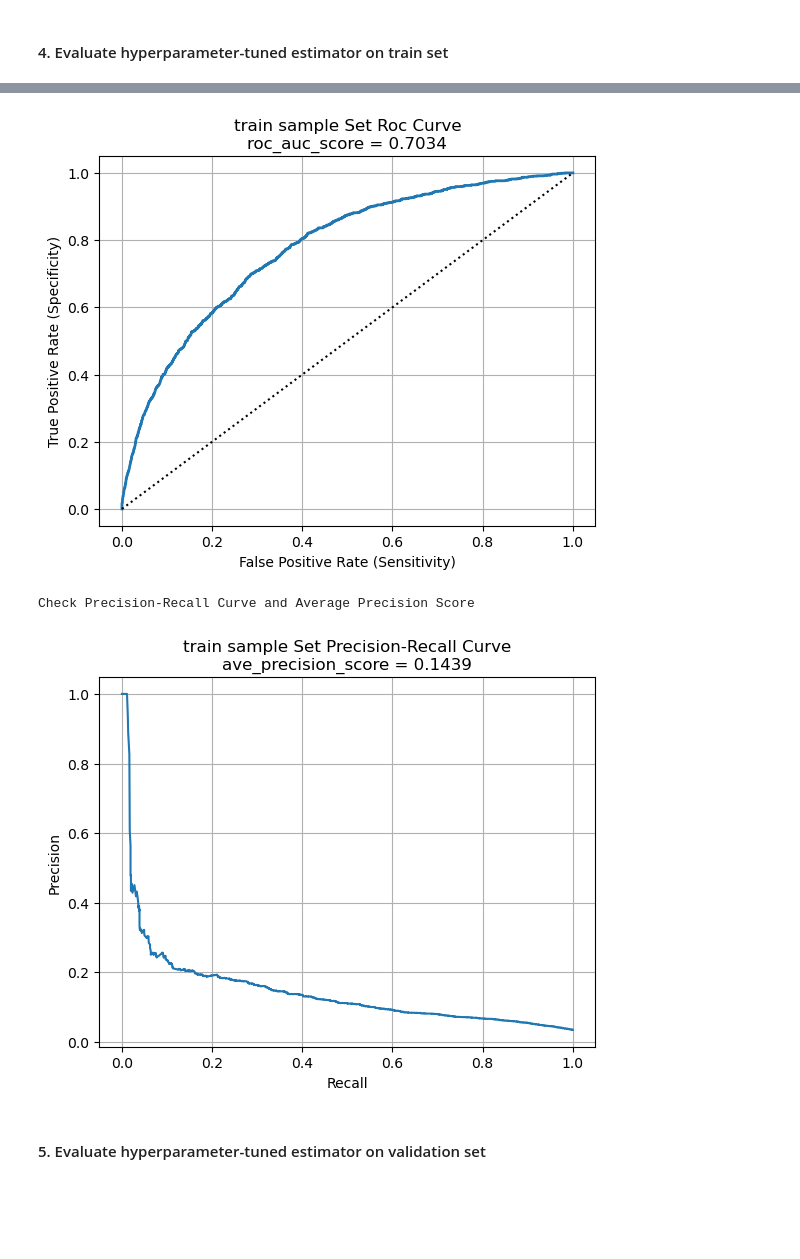
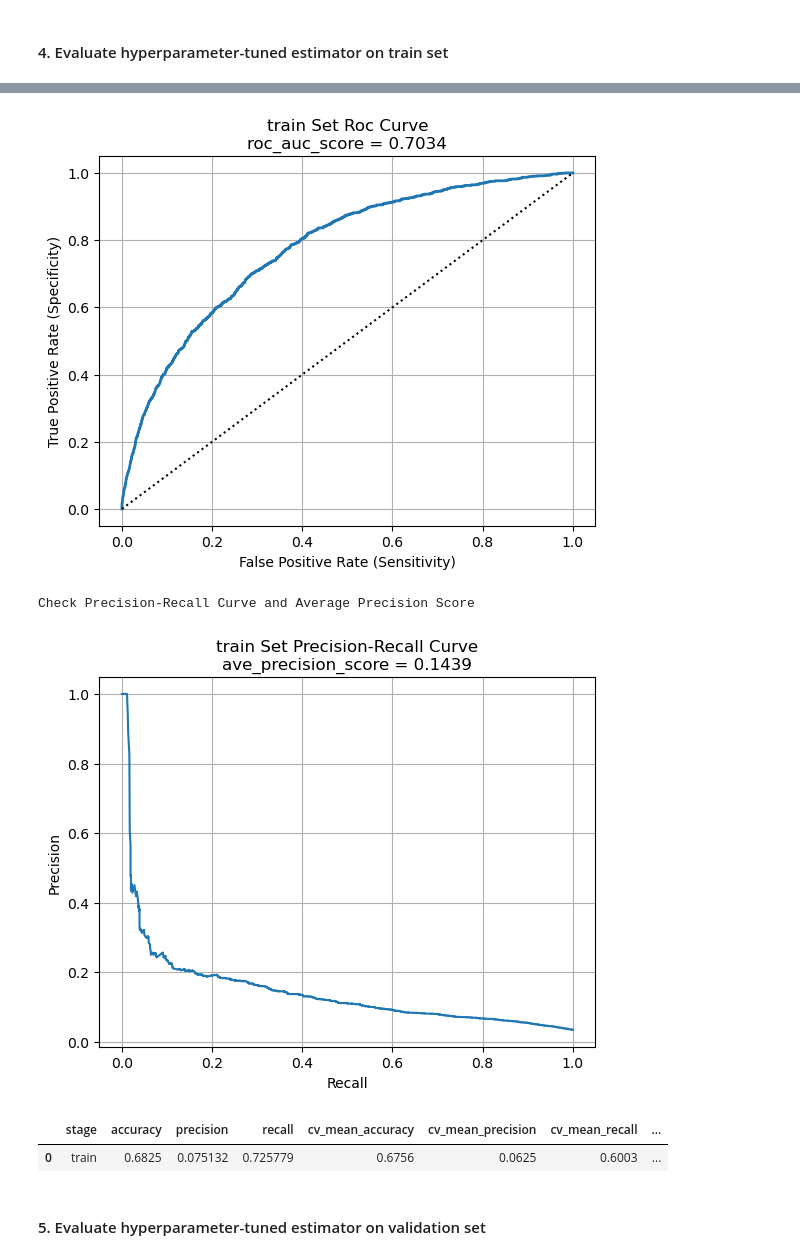
Before and after one commit to LiyangSong/Advertisement-CTR-Prediction, a Jupyter notebook: jupyter/model_ft_sgd.ipynb, the cells around one changed output, grey strips where cells are left out. Saved outputs shown, nothing was run; the diff lists cells and outputs as text; code cells hidden in the pictures; blank space fills up the shorter version.

```diff
--- a/jupyter/model_ft_sgd.ipynb
+++ b/jupyter/model_ft_sgd.ipynb
@@ -25,16 +25,21 @@ TARGET_TYPE = "binary"
 
 ESTIMATOR_NAME = "SGDClassifier"
 
-SAMPLE_SIZE = 0.05
+SAMPLE_SIZE = 0.05 # set a small number for development, set 1.0 for formal train
 SAMPLE_RANDOM_STATE = 24
 TARGET_ENCODING_RANDOM_STATE = 42
 MODEL_RANDOM_STATE = 42
 PERMUTATION_IMPORTANCE_RANDOM_STATE = 0
 
-ATTRS_TO_DROP = ['uid', 'app_score', 'his_on_shelf_time', 'task_id', 'spread_app_id', 'tags', 'dev_id']
+ATTRS_TO_DROP = ['uid',
+ 'app_score',
+ 'his_on_shelf_time',
+ 'task_id',
+ 'spread_app_id',
+ 'tags',
+ 'dev_id']
 
-
-CVS_SCORING_LIST = ['accuracy', 'precision', 'recall', 'recall', 'f1']
+CVS_SCORING_LIST = ['accuracy', 'precision', 'recall', 'f1']
 PERMUTATION_SCORING_LIST = ['average_precision', 'roc_auc']
 
 SGD_HYPER_PARAM_GRID = {
@@ -118,5 +123,6 @@ Best estimator hyper parameters:
 # %% [markdown]
 #### 4. Evaluate hyperparameter-tuned estimator on train set
 # %%
-bin_class_utils.eval_class(train_cap_x_df, train_y_df, best_model, "train sample", CVS_SCORING_LIST)
+eval_train_results = bin_class_utils.eval_class(train_cap_x_df, train_y_df, best_model, "train", CVS_SCORING_LIST)
+eval_train_results
 # %% [output]
@@ -138,8 +144,10 @@ np.std(scores, ddof=1): 0.006582398113819334
 
 Check the ROC Curve and AUC
-[figure, old version]
+[figure, new version]
 Check Precision-Recall Curve and Average Precision Score
-[figure, old version]
+[figure, new version]
+|  | stage | accuracy | precision | recall | cv_mean_accuracy | cv_mean_precision | cv_mean_recall | ... |
+| 0 | train | 0.6825 | 0.075132 | 0.725779 | 0.6756 | 0.0625 | 0.6003 | ... |
 # %% [markdown]
 #### 5. Evaluate hyperparameter-tuned estimator on validation set
 # %%
```
Also changed, not shown: parts of 15 cells of this notebook, 1 other file.
